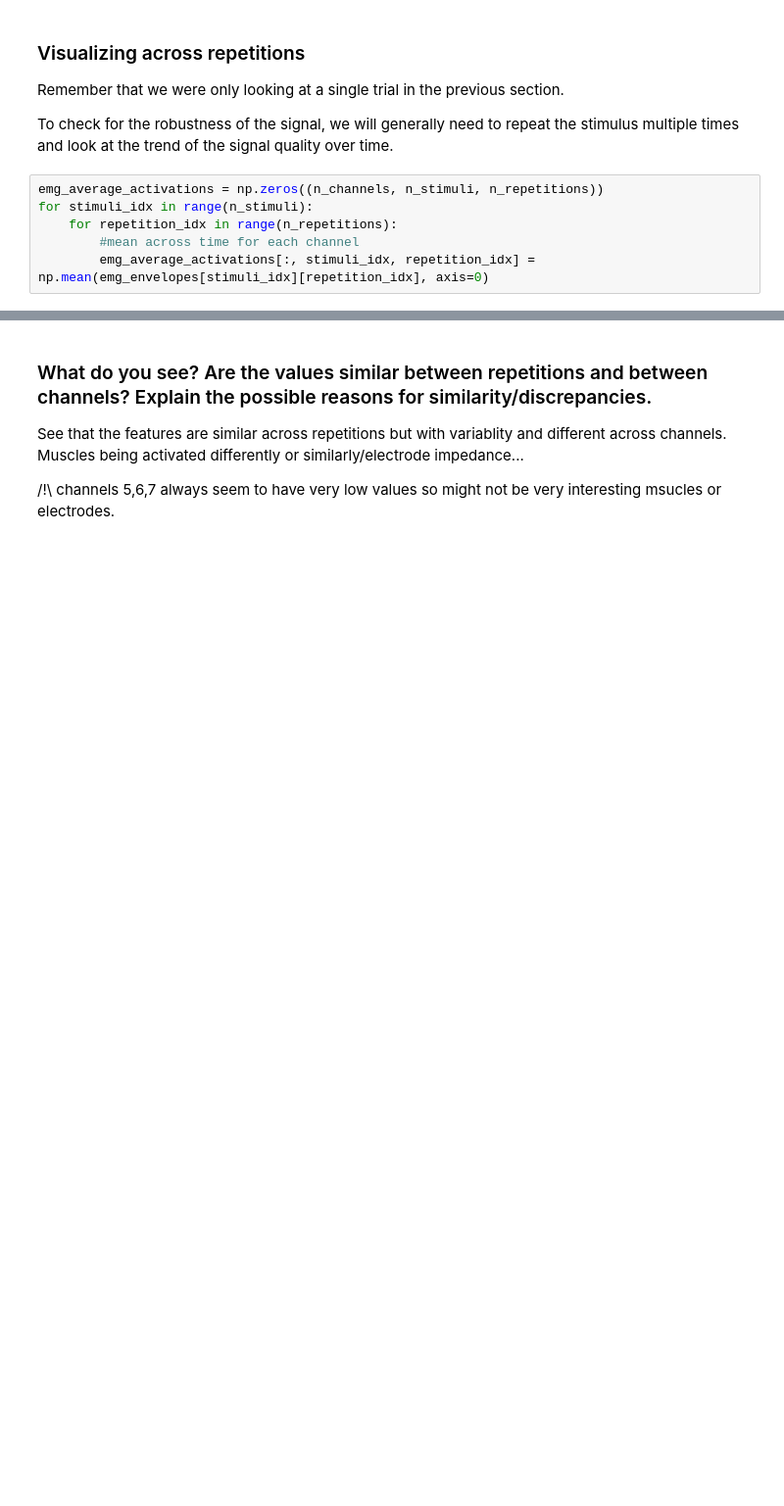
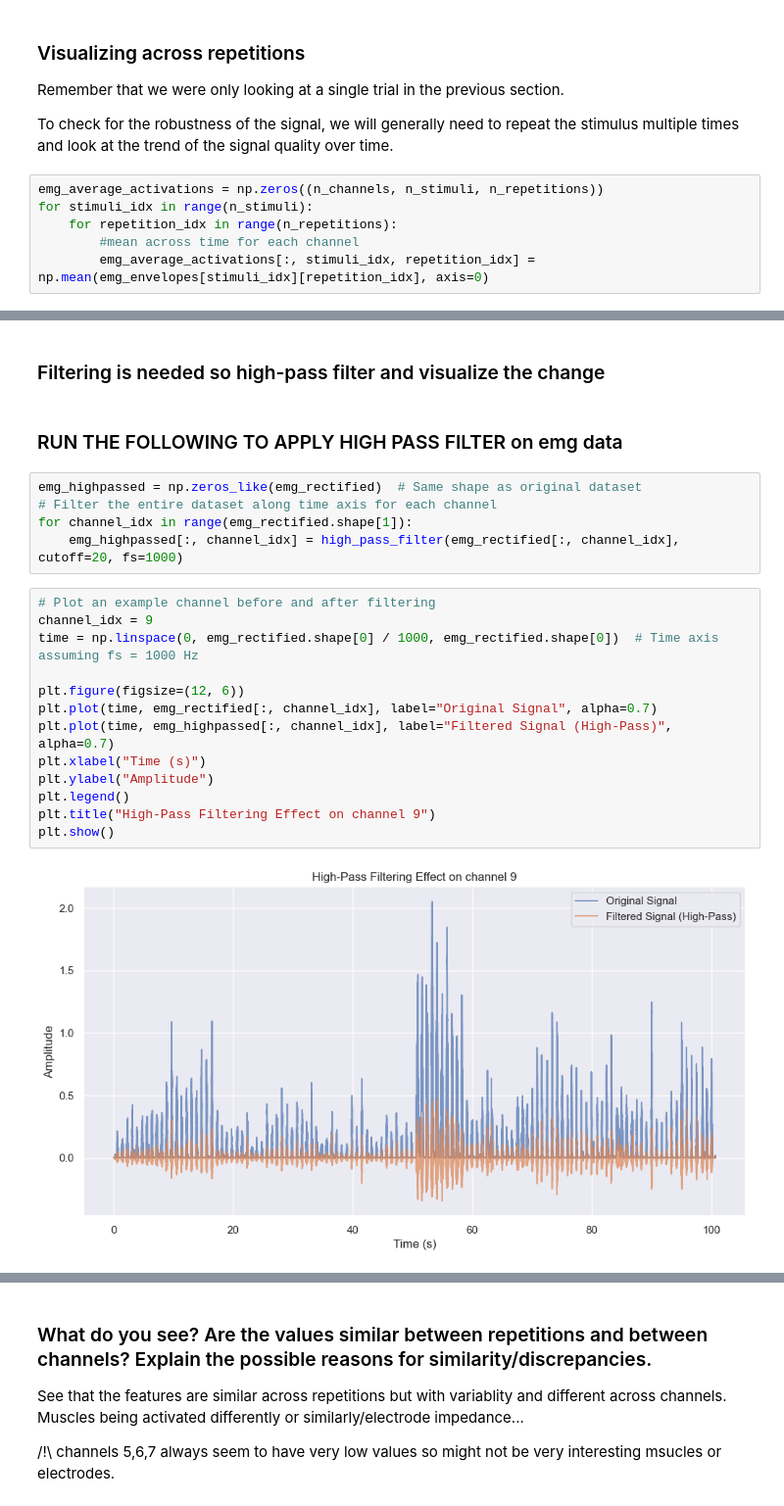
Before and after one commit to loufourneaux/project_2_nssp, a Jupyter notebook: part_1.ipynb, the cells around one changed output, grey strips where cells are left out. Shown at 98% size. Saved outputs shown, nothing was run; the diff lists cells and outputs as text; blank space fills up the shorter version.

```diff
--- a/part_1.ipynb
+++ b/part_1.ipynb
@@ -156,0 +154,24 @@ for stimuli_idx in range(n_stimuli):
+# %% [markdown]
+### Filtering is needed so high-pass filter and visualize the change
+# %% [markdown]
+### RUN THE FOLLOWING TO APPLY HIGH PASS FILTER on emg data
+# %%
+emg_highpassed = np.zeros_like(emg_rectified)  # Same shape as original dataset
+# Filter the entire dataset along time axis for each channel
+for channel_idx in range(emg_rectified.shape[1]):
+    emg_highpassed[:, channel_idx] = high_pass_filter(emg_rectified[:, channel_idx], cutoff=20, fs=1000)
+# %%
+# Plot an example channel before and after filtering
+channel_idx = 9
+time = np.linspace(0, emg_rectified.shape[0] / 1000, emg_rectified.shape[0])  # Time axis assuming fs = 1000 Hz
+
+plt.figure(figsize=(12, 6))
+plt.plot(time, emg_rectified[:, channel_idx], label="Original Signal", alpha=0.7)
+plt.plot(time, emg_highpassed[:, channel_idx], label="Filtered Signal (High-Pass)", alpha=0.7)
+plt.xlabel("Time (s)")
+plt.ylabel("Amplitude")
+plt.legend()
+plt.title("High-Pass Filtering Effect on channel 9")
+plt.show()
+# %% [output]
+[figure, added]
```
Also changed, not shown: parts of 51 cells of this notebook, 2 other files.
